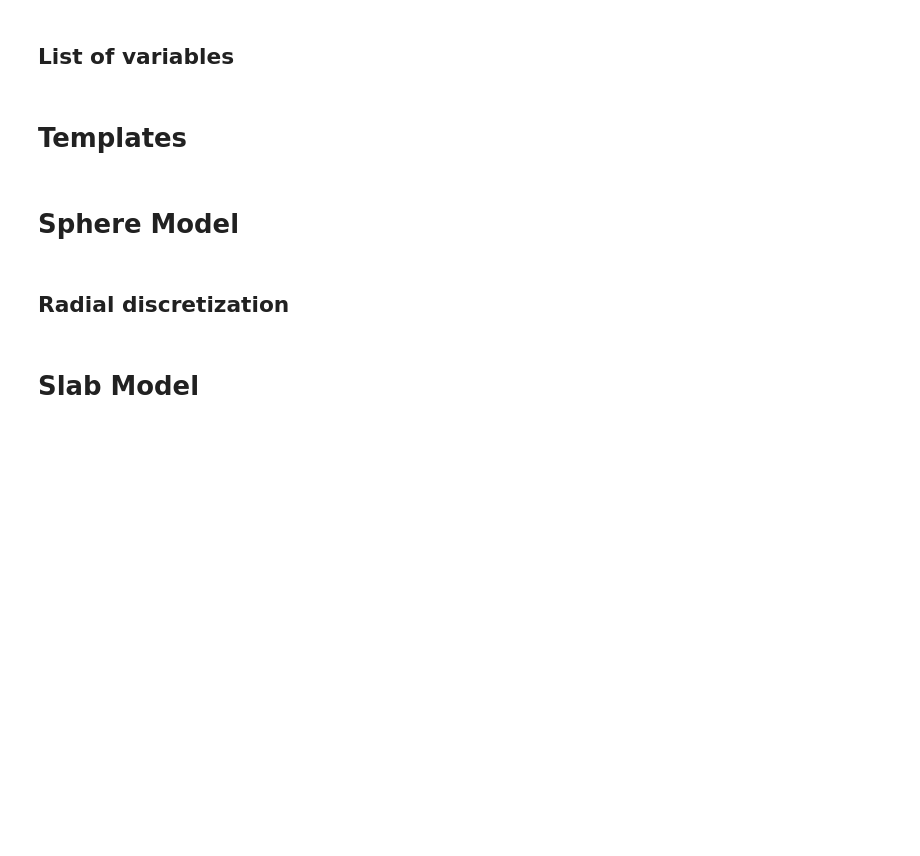
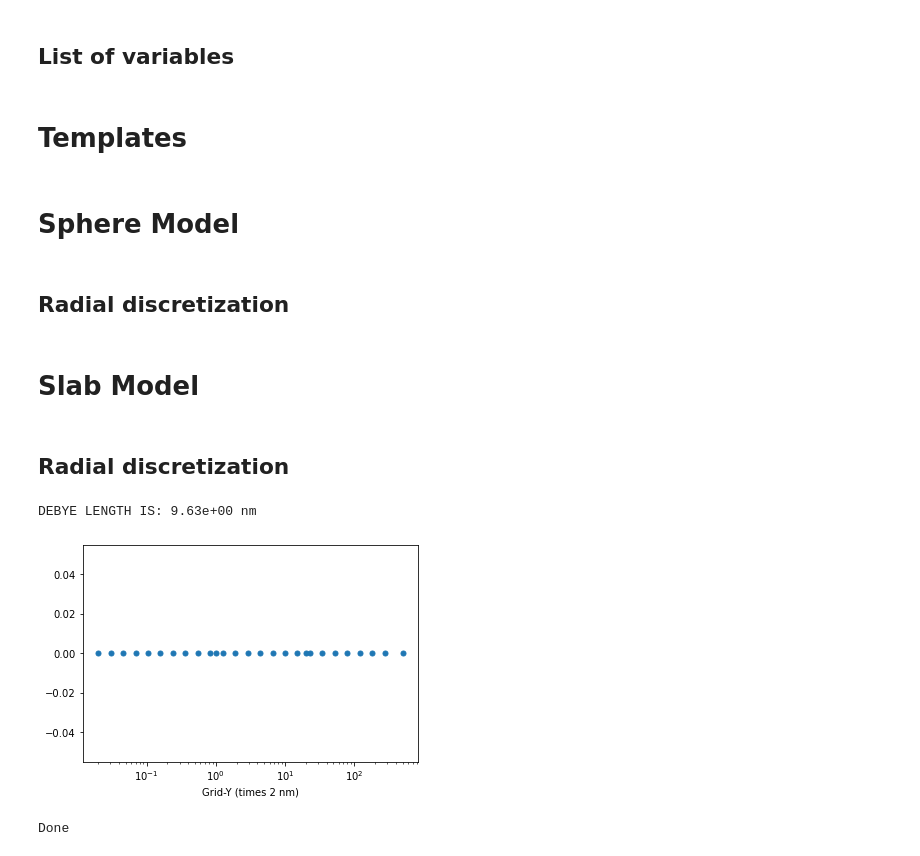
Before and after one commit to yuccadrew/sip, a Jupyter notebook: test_sip.ipynb, the cells around one changed output. Cells and saved outputs as stored; diff of their text form; code cells hidden in the pictures; blank space fills up the shorter version.

Commit message:
Checkpoint 5

```diff
--- a/test_sip.ipynb
+++ b/test_sip.ipynb
@@ -1494,6 +1498,61 @@ if __name__=='__main__':
 # %% [markdown]
 # Sphere Model
 # %% [markdown]
-## Radial discretization
+## Radial discretization <a id="3.1"></a>
 # %% [markdown]
 # Slab Model
+# %% [markdown]
+## Radial discretization <a id="4.1"></a>
+# %%
+def discretize_grid():
+    #debye_len=np.sqrt(perm0*rel_perm_electrolyte*kB*temp_K/2/zval**2/echarge**2/kA/cinf)
+    debye_len=np.sqrt(perm0*80*kB*293/2/1**2/echarge**2/kA/1)
+    print('DEBYE LENGTH IS: %.2e nm'%(debye_len*1e9))
+
+    #obtain fine grid next to the solid-liquid interface
+    #use 16 points between 0.02*debye_len and 10*debye_len
+    #reduce debye_len if thin water film presents
+    debye_len=min(debye_len,2e-9)
+    rho=np.logspace(np.log10(0.02),1,16)*debye_len
+    dr=np.diff(np.log10(rho/debye_len))[0]
+
+    #use the logarithmic interval above to discretize the entire space
+    #which extends to 1000 nm or 1e-6 m in Y for this slab example
+    n=2
+    while 1:
+        rho=np.power(10,np.arange(np.log10(0.02),1+dr*n,dr))*debye_len
+        if rho[-1]<1e-6:
+            n=n+1
+        else:
+            break
+
+    #adjust the starting and ending points in the discretization
+    rho=np.r_[0,rho[:-2],1e-6]
+
+    #insert 2e-9 into rho for the thin water film
+    mask=rho<2e-9
+    rho=np.r_[rho[mask],2e-9,rho[~mask]]
+
+    #insert 40e-9 into rho for the top of the equipotential surface
+    mask=rho<40e-9
+    rho=np.r_[rho[mask],40e-9,rho[~mask]]
+
+    #display and check the discretization
+    fig,ax=plt.subplots()
+    mask=rho>0
+    ax.plot(rho[mask]/debye_len,np.zeros_like(rho[mask]),'o',markersize=5)
+    ax.set_xscale('log')
+    ax.set_xlabel('Grid-Y (times %d nm)'%(debye_len*1e9))
+    #ax.set_xlim(0.01,20)
+    plt.show()
+
+    return rho
+
+if __name__=='__main__':
+    rho=discretize_grid()
+    #print(rho)
+    print('Done')
+# %% [output]
+DEBYE LENGTH IS: 9.63e+00 nm
+[figure, added]
+Done
```
Also changed, not shown: parts of 17 cells of this notebook.
